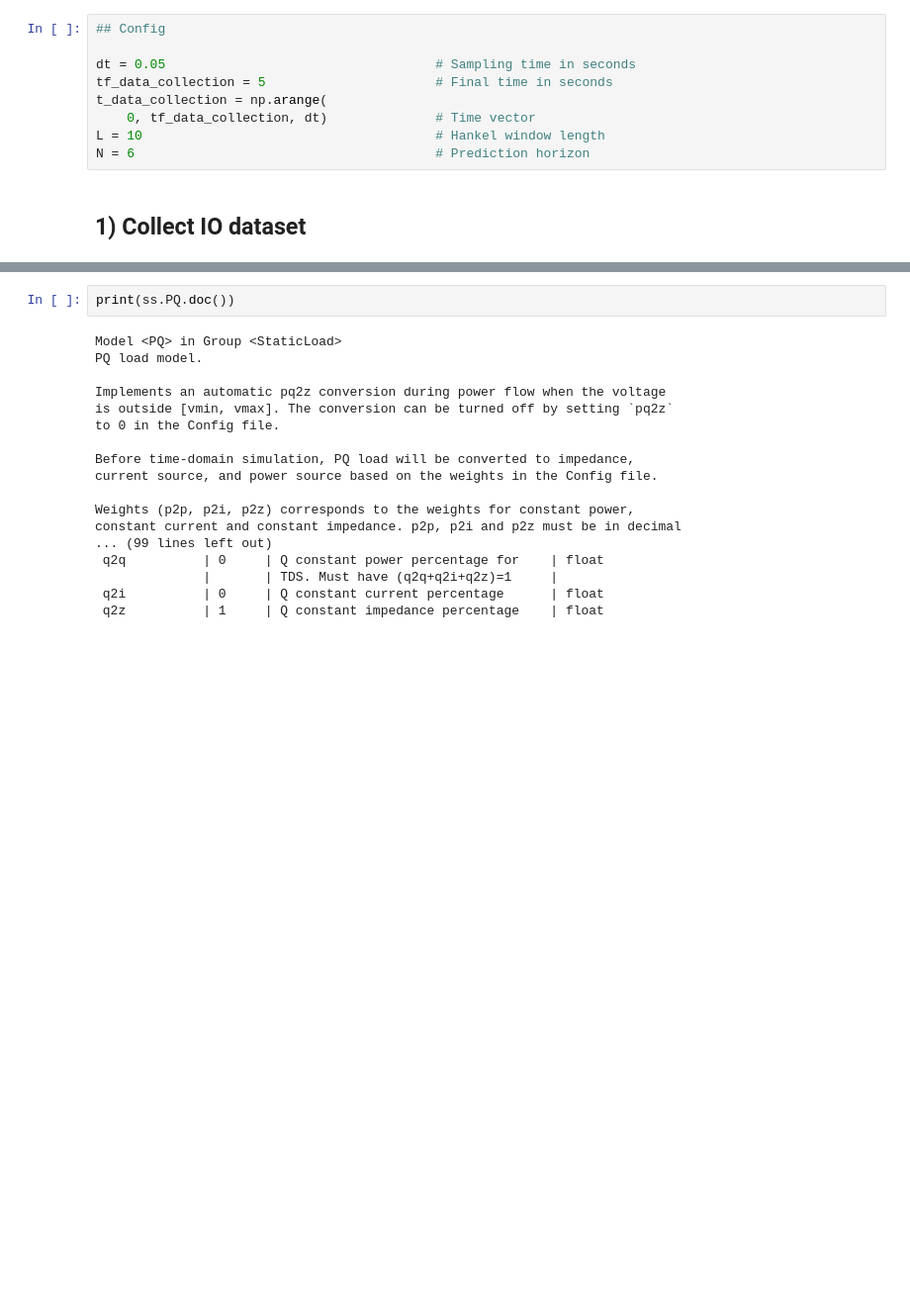
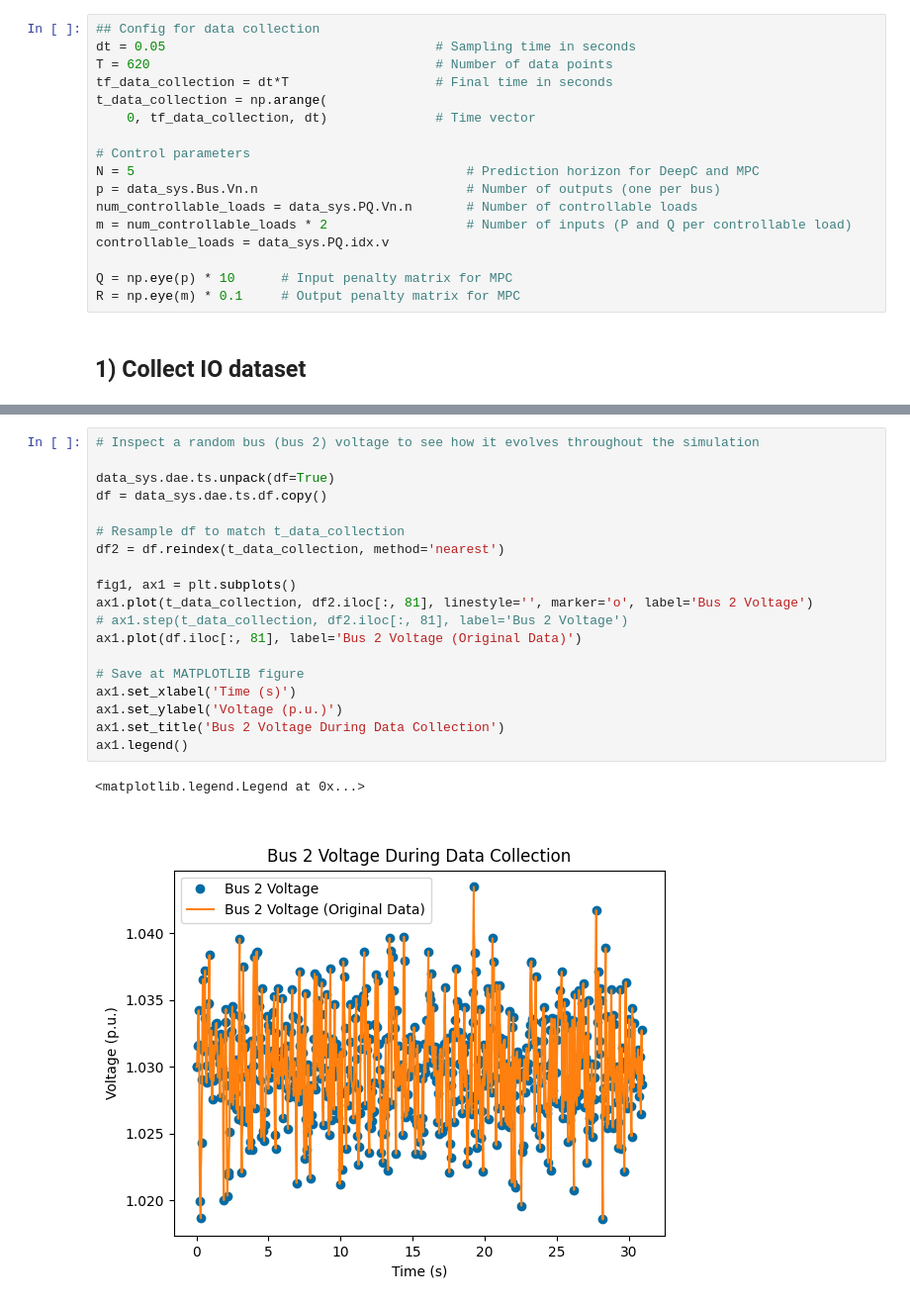
Before and after one commit to ryancalizadeh/EECE571, a Jupyter notebook: TermProject_v1.ipynb, the cells around one changed output, grey strips where cells are left out. Shown at 99% size. Cells and saved outputs as stored; diff of their text form; blank space fills up the shorter version.

```diff
--- a/TermProject_v1.ipynb
+++ b/TermProject_v1.ipynb
@@ -25,12 +45,20 @@ np.random.seed(0)  # For reproducibility
 # %%
-## Config
-
+## Config for data collection
 dt = 0.05									# Sampling time in seconds
-tf_data_collection = 5						# Final time in seconds
+T = 620										# Number of data points
+tf_data_collection = dt*T					# Final time in seconds
 t_data_collection = np.arange(
     0, tf_data_collection, dt)				# Time vector
-L = 10										# Hankel window length
-N = 6										# Prediction horizon
+
+# Control parameters
+N = 5											# Prediction horizon for DeepC and MPC
+p = data_sys.Bus.Vn.n    						# Number of outputs (one per bus)
+num_controllable_loads = data_sys.PQ.Vn.n		# Number of controllable loads
+m = num_controllable_loads * 2					# Number of inputs (P and Q per controllable load)
+controllable_loads = data_sys.PQ.idx.v
+
+Q = np.eye(p) * 10		# Input penalty matrix for MPC
+R = np.eye(m) * 0.1		# Output penalty matrix for MPC
 # %% [markdown]
 ## 1) Collect IO dataset
 # %%
@@ -101,20 +109,22 @@ plt.show()
 # %%
-print(ss.PQ.doc())
+# Inspect a random bus (bus 2) voltage to see how it evolves throughout the simulation
+
+data_sys.dae.ts.unpack(df=True)
+df = data_sys.dae.ts.df.copy()
+
+# Resample df to match t_data_collection
+df2 = df.reindex(t_data_collection, method='nearest')
+
+fig1, ax1 = plt.subplots()
+ax1.plot(t_data_collection, df2.iloc[:, 81], linestyle='', marker='o', label='Bus 2 Voltage')
+# ax1.step(t_data_collection, df2.iloc[:, 81], label='Bus 2 Voltage')
+ax1.plot(df.iloc[:, 81], label='Bus 2 Voltage (Original Data)')
+
+# Save at MATPLOTLIB figure
+ax1.set_xlabel('Time (s)')
+ax1.set_ylabel('Voltage (p.u.)')
+ax1.set_title('Bus 2 Voltage During Data Collection')
+ax1.legend()
 # %% [output]
-Model <PQ> in Group <StaticLoad>
-PQ load model.
-
-Implements an automatic pq2z conversion during power flow when the voltage
-is outside [vmin, vmax]. The conversion can be turned off by setting `pq2z`
-to 0 in the Config file.
-
-Before time-domain simulation, PQ load will be converted to impedance,
-current source, and power source based on the weights in the Config file.
-
-Weights (p2p, p2i, p2z) corresponds to the weights for constant power,
-constant current and constant impedance. p2p, p2i and p2z must be in decimal
-... (99 lines left out)
- q2q          | 0     | Q constant power percentage for    | float
-              |       | TDS. Must have (q2q+q2i+q2z)=1     |
- q2i          | 0     | Q constant current percentage      | float
- q2z          | 1     | Q constant impedance percentage    | float
+<matplotlib.legend.Legend at 0x...>
+[figure, added]
```
Also changed, not shown: parts of 17 cells of this notebook, 4 other files.
